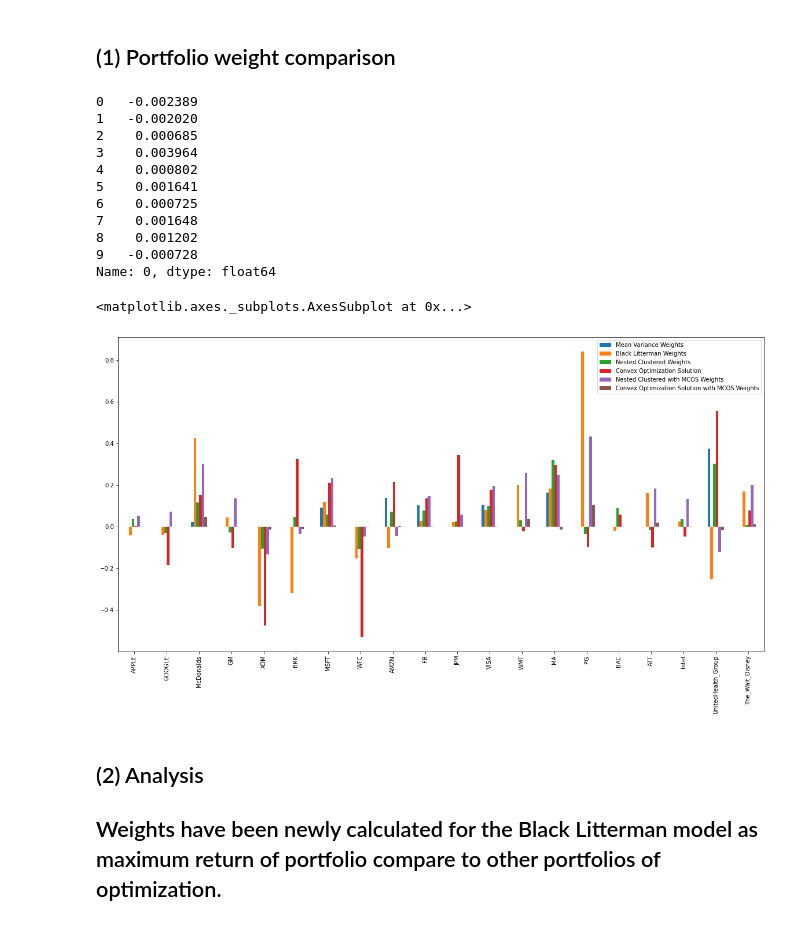
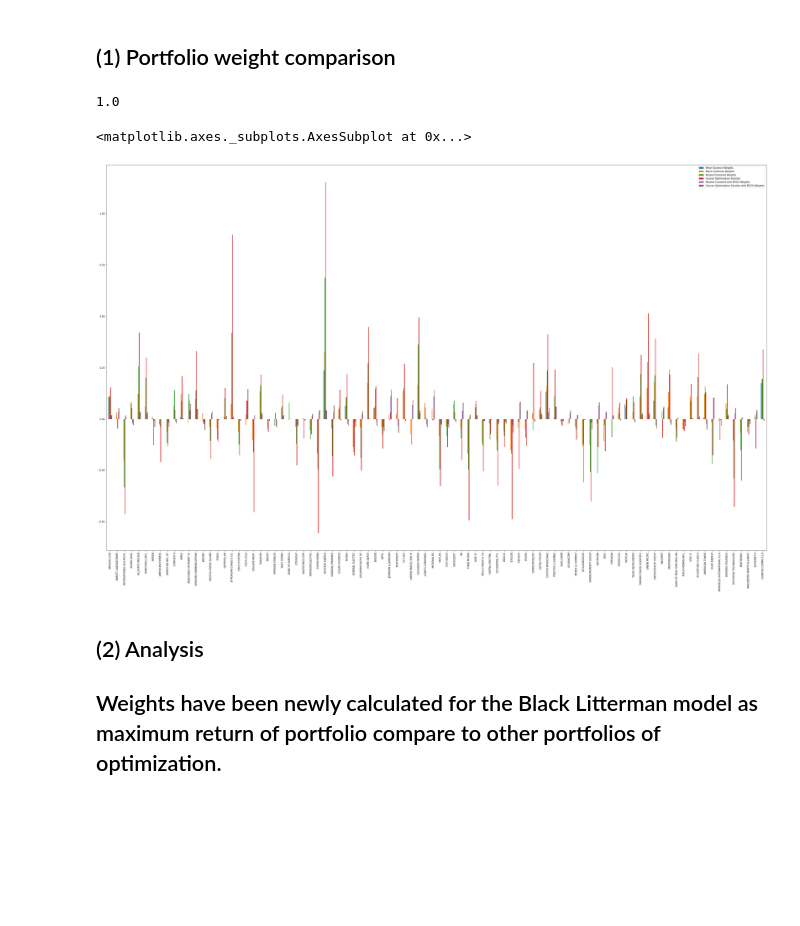
Before and after one commit to lujiaweigood/Black-Litterman-Model-and-Mean-Variance-Model, a Jupyter notebook: Machine-Learning-Optimization-Black-Litterman-and-Mean-Variance-Optimization.ipynb, the cells around one changed output. Drawn from its saved outputs; the diff is of its cells as text; code cells hidden in the pictures; blank space fills up the shorter version.

```diff
--- a/Machine-Learning-Optimization-Black-Litterman-and-Mean-Variance-Optimization.ipynb
+++ b/Machine-Learning-Optimization-Black-Litterman-and-Mean-Variance-Optimization.ipynb
@@ -135,0 +116,6 @@ array([[<matplotlib.axes._subplots.AxesSubplot object at 0x...>,
+# %%
+noa = len(symbols)
+data = data[symbols]
+rets = np.log(data / data.shift(1))
+rets[symbols[:2]].hist(bins=40, figsize=(10, 4))
+plt.savefig('stat_2.png')
@@ -209 +163,14 @@ for idx,stock in enumerate(name2):
+# %%
+import pandas as pd
+import numpy as np
+data2=pd.read_excel("S&P 100 constituents Aktienkurse-work.xlsx",encoding="SHIFT-JIS",header=3)
+data2=data2.drop(labels=0)
+data2=data2.reset_index(drop= True)
+data2.index=data2["Name"]
+data2=data2.drop(["Name"],axis=1)
+data2=data2.dropna(axis=1)
+symbols2 = data2.columns
+df2 = data2[symbols]
+df2=df2.astype("float")
+data2=df2[datetime.datetime(2010, 3, 18):datetime.datetime(2020, 6, 16)]
 # %% [markdown]
@@ -372,7 +311,7 @@ data_return=data.pct_change().fillna(0)
 # %%
 import pandas as pd
 from mlfinlab.portfolio_optimization import NCO
-max_num_clusters = 19
+max_num_clusters = 91
 
 # Import dataframe of returns for assets in a portfolio
 
@@ -391,8 +330,4 @@ w_nco = nco.allocate_nco(assets_cov, assets_mean,max_num_clusters)
 
 # Find optimal weights using the CVO algorithm
 w_cvo = nco.allocate_cvo(assets_cov, assets_mean)
-
-# Compare the NCO solutions to the CVO ones using MCOS
-# Parameters are: 10 simulations, 100 observations in a simulation
-# goal of minimum variance, no LW shrinkage
 # %%
@@ -455,5 +369,9 @@ CVO_volatility
 # %%
-w_cvo_mcos, w_nco_mcos = nco.allocate_mcos(assets_mean, assets_cov, 100, 10, 0.01, True, False)
+# Compare the NCO solutions to the CVO ones using MCOS
+# Parameters are: 10 simulations, 100 observations in a simulation
+# goal of minimum variance, no LW shrinkage
+
+w_cvo_mcos, w_nco_mcos = nco.allocate_mcos(assets_mean, assets_cov, 2545, 1, 0.01, True, False)
 
 # Find the errors in estimations of NCO and CVO in simulations
 err_cvo_mcos, err_nco_mcos = nco.estim_errors_mcos(w_cvo, w_nco, assets_mean, assets_cov, True)
@@ -523,32 +417,20 @@ sum(cvo_mcos_volatility)/10
 # 4, Portfolio comparison
 # %% [markdown]
 ## (1) Portfolio weight comparison
-# %%
-(w_nco_mcos*np.array(expected_returns.mean_historical_return(data2, frequency=252))).T.iloc[0]
-# %% [output]
-0   -0.002389
-1   -0.002020
-2    0.000685
-3    0.003964
-4    0.000802
-5    0.001641
-6    0.000725
-7    0.001648
-8    0.001202
-9   -0.000728
-Name: 0, dtype: float64
+# %%
+sum(w_nco_mcos.values.flatten())
+# %% [output]
+1.0
 # %%
-df = pd.DataFrame([EF.weights.reshape(20),np.array(list(bl.weights)).reshape(20),(w_nco/sum(w_nco)).reshape(20),\
-                   (w_cvo/sum(w_cvo)).reshape(20),np.array(expected_returns.mean_historical_return(data2, frequency=252)),\
-                   (w_cvo_mcos.iloc[0]*np.array(expected_returns.mean_historical_return(data2, frequency=252)))],
-                  columns=["APPLE","GOOGLE","McDonalds","GM","XOM","BRK","MSFT","WFC","AMZN","FB","JPM","VISA",
-             "WMT","MA","PG","BAC","ATT","Intel","UnitedHealth_Group","The_Walt_Disney"],
+df = pd.DataFrame([EF.weights.reshape(92),np.array(list(bl.weights)).reshape(92),(w_nco/sum(w_nco)).reshape(92),\
+                   (w_cvo/sum(w_cvo)).reshape(92),w_nco_mcos.values.flatten(),w_cvo_mcos.values.flatten()],
+                  columns=data.columns,
                   index=['Mean Variance Weights','Black Litterman Weights','Nested Clustered Weights','Convex Optimization Solution',\
                          'Nested Clustered with MCOS Weights','Convex Optimization Solution with MCOS Weights'])
-df.T.plot(kind='bar',figsize=(20, 10))
+df.T.plot(kind='bar',figsize=(50, 30))
 # %% [output]
 <matplotlib.axes._subplots.AxesSubplot at 0x...>
-[figure, old version]
+[figure, new version]
 # %% [markdown]
 ## (2) Analysis
 ## Weights have been newly calculated for the Black Litterman model as maximum return of portfolio compare to other portfolios of optimization.
```
Also changed, not shown: parts of 77 cells of this notebook.
